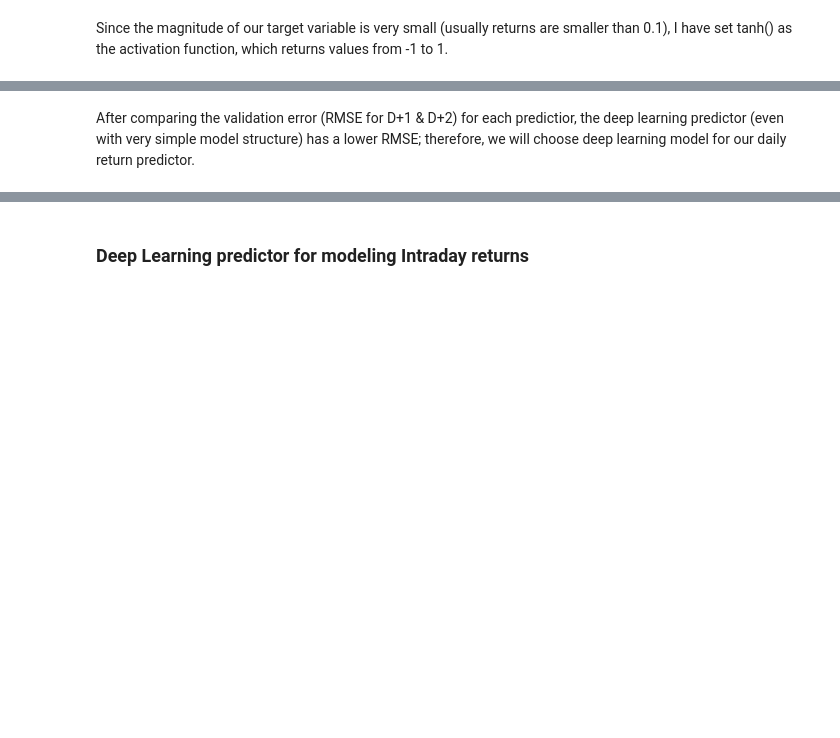
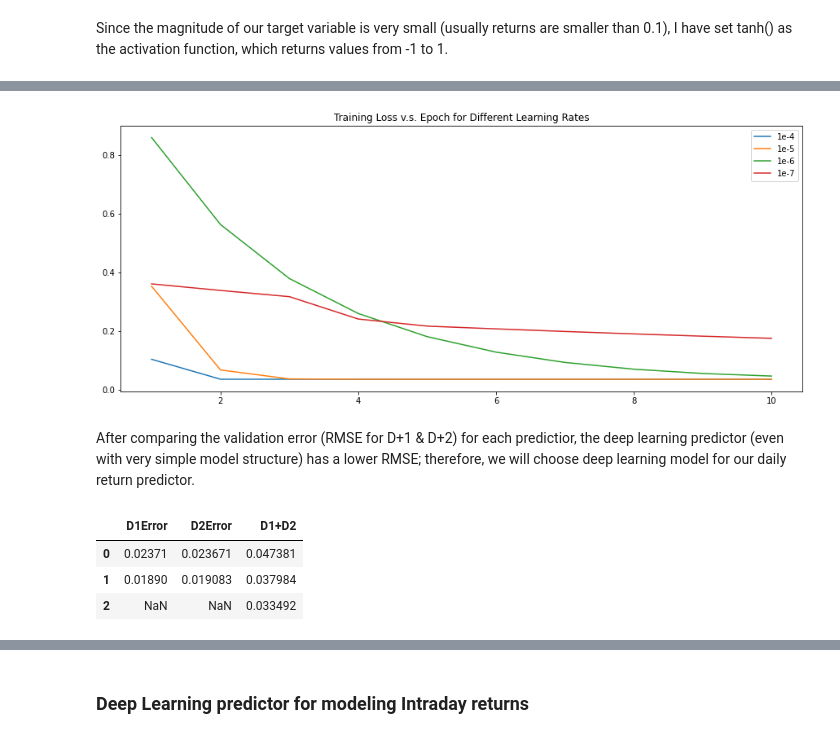
Before and after one commit to pyrrrrr0404/AWSFinalProject, a Jupyter notebook: Final Project.ipynb, the cells around one changed output, grey strips where cells are left out. Drawn from its saved outputs; the diff is of its cells as text; code cells hidden in the pictures; blank space fills up the shorter version.

```diff
--- a/Final Project.ipynb
+++ b/Final Project.ipynb
@@ -207,7 +268,7 @@ Dmodel = nn.Sequential(nn.Linear(25, 16),
                       nn.Tanh(),
                       nn.Linear(4, 2))
 criterion = torch.nn.MSELoss(reduction='sum')
-optimiser = torch.optim.SGD(Dmodel.parameters(), lr =1e-5)
+optimiser = torch.optim.SGD(Dmodel.parameters(), lr =1e-4)
 for i in range(len(list(Dmodel.parameters()))):
     print(list(Dmodel.parameters())[i].size())
 # %% [output]
@@ -254,2 +317,38 @@ DError
+# %%
+lr_lst = [1e-4, 1e-5, 1e-6, 1e-7]
+RMSE_lst = []
+for lr in lr_lst:
+
+    Dmodel = nn.Sequential(nn.Linear(25, 16),
+                          nn.Tanh(),
+                          nn.Linear(16, 4),
+                          nn.Tanh(),
+                          nn.Linear(4, 2))
+    optimiser = torch.optim.SGD(Dmodel.parameters(), lr = lr)
+
+    curr_RMSE = []
+    for t in range(num_epochs):
+        running_loss = 0
+        for data, target in train_loader:
+            pred = Dmodel(data)
+            loss = criterion(pred, target)
+            running_loss += loss
+            #print(pred, target)
+            optimiser.zero_grad()
+            loss.backward()
+            optimiser.step()
+        curr_RMSE.append(np.sqrt((running_loss/tot).detach().numpy()))
+
+    RMSE_lst.append(curr_RMSE)
+# %%
+T = ["1e-4", "1e-5", "1e-6", "1e-7"]
+plt.figure(figsize=(15,6))
+for i in range(4):
+    plt.plot(np.arange(1,11), RMSE_lst[i])
+plt.legend(T)
+plt.title("Training Loss v.s. Epoch for Different Learning Rates")
+plt.savefig("lr.png")
+# %% [output]
+[figure, added]
 # %% [markdown]
 After comparing the validation error (RMSE for D+1 & D+2) for each predictior, the deep learning predictor (even with very simple model structure) has a lower RMSE; therefore, we will choose deep learning model for our daily return predictor.
@@ -255,0 +360,7 @@ After comparing the validation error (RMSE for D+1 & D+2) for each predictior, t
+# %%
+dfplot
+# %% [output]
+|  | D1Error | D2Error | D1+D2 |
+| 0 | 0.02371 | 0.023671 | 0.047381 |
+| 1 | 0.01890 | 0.019083 | 0.037984 |
+| 2 | NaN | NaN | 0.033492 |
```
Also changed, not shown: parts of 24 cells of this notebook, 1 other file.
